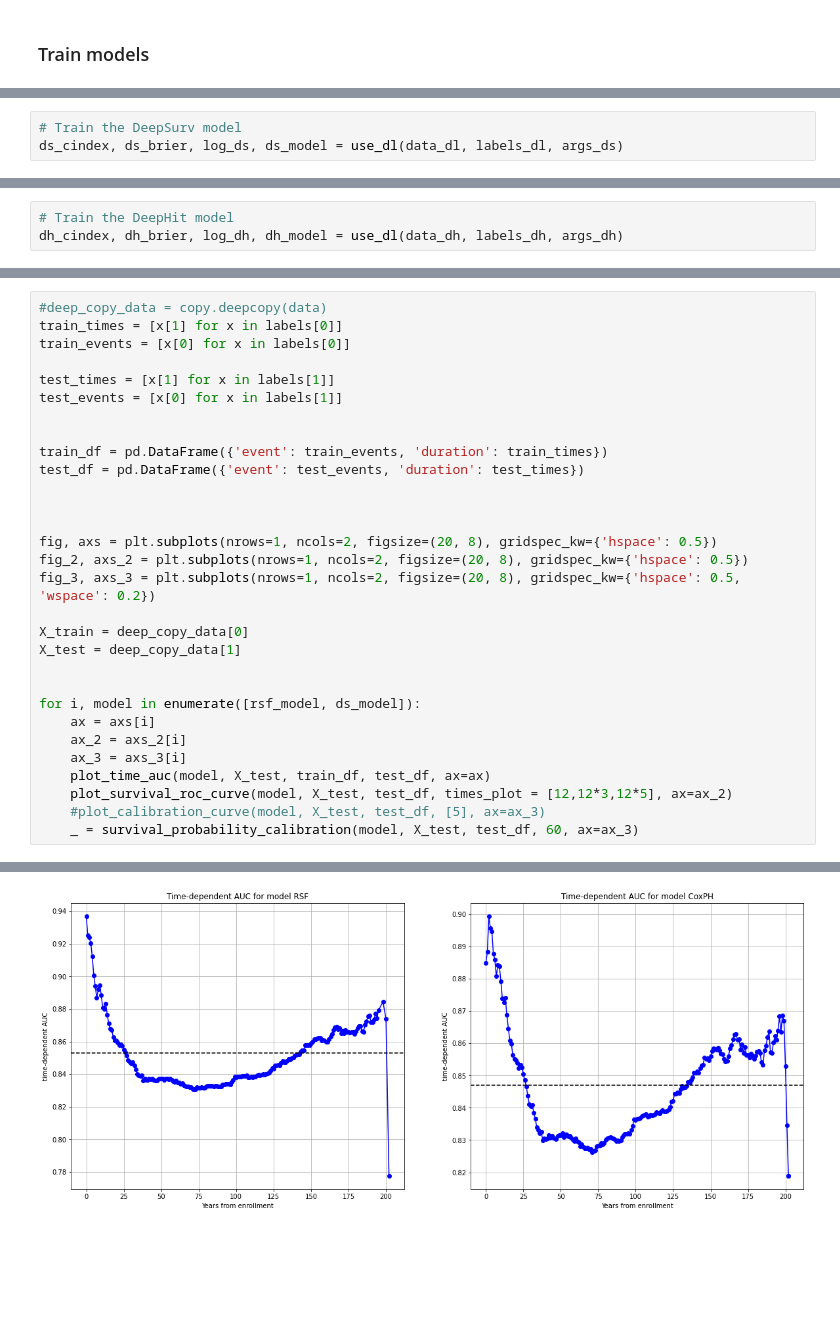
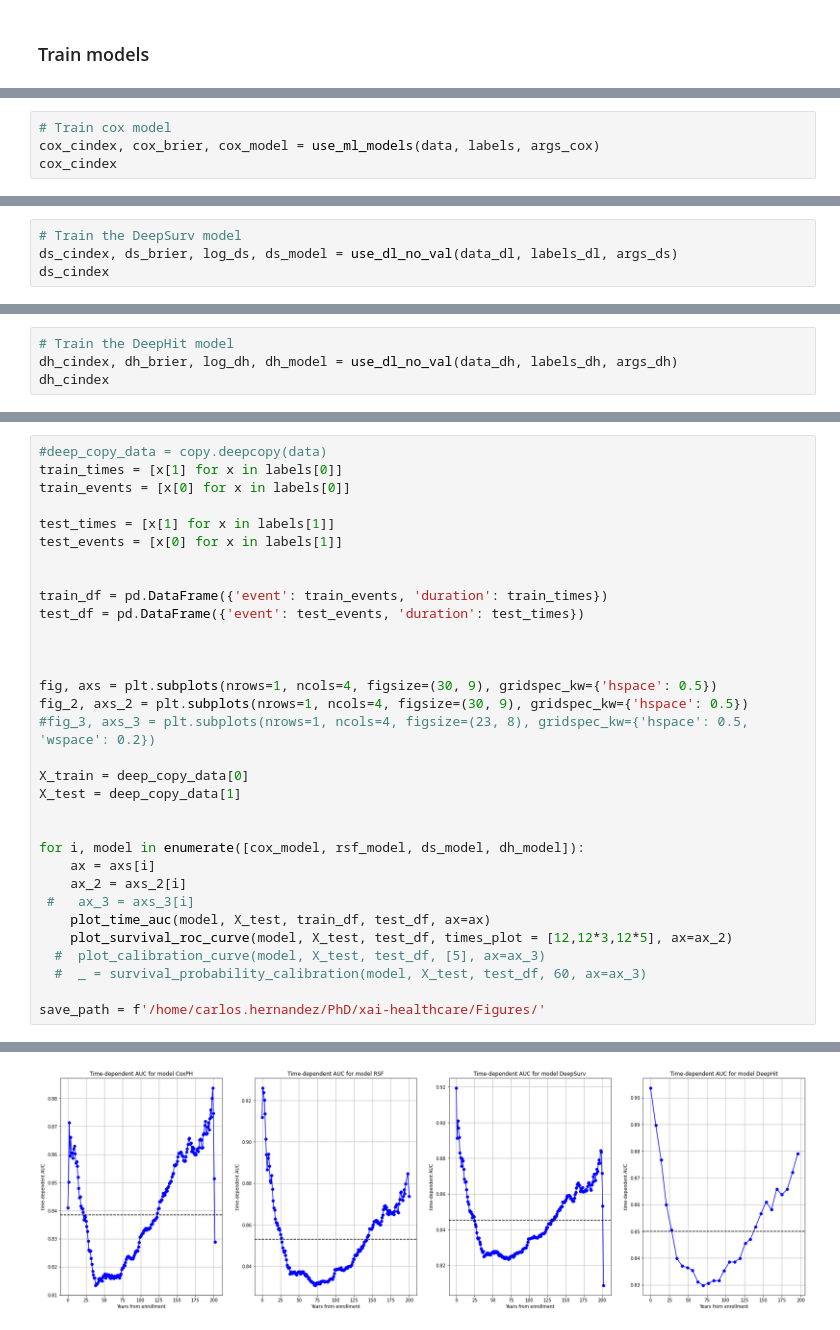
Before and after one commit to CarlosHernandezP/xai-healthcare, a Jupyter notebook: Notebooks/obtain_plots.ipynb, the cells around one changed output, grey strips where cells are left out. Saved outputs shown, nothing was run; the diff lists cells and outputs as text; blank space fills up the shorter version.

```diff
--- a/Notebooks/obtain_plots.ipynb
+++ b/Notebooks/obtain_plots.ipynb
@@ -85,3 +88,7 @@ args_dh = {
 args_rsf = ArgsDict(args_rsf)
 args_ds = ArgsDict(args_ds)
 args_dh = ArgsDict(args_dh)
+# %%
+# Train cox model
+cox_cindex, cox_brier, cox_model = use_ml_models(data, labels, args_cox)
+cox_cindex
@@ -91,5 +103,6 @@ rsf_cindex, rsf_brier, rsf_model = use_ml_models(data, labels, args_rsf)
 # %%
 # Train the DeepSurv model
-ds_cindex, ds_brier, log_ds, ds_model = use_dl(data_dl, labels_dl, args_ds)
+ds_cindex, ds_brier, log_ds, ds_model = use_dl_no_val(data_dl, labels_dl, args_ds)
+ds_cindex
 # %% [output]
 Could not log loss
@@ -96,4 +111,5 @@ Could not log loss
 # %%
 # Train the DeepHit model
-dh_cindex, dh_brier, log_dh, dh_model = use_dl(data_dh, labels_dh, args_dh)
+dh_cindex, dh_brier, log_dh, dh_model = use_dl_no_val(data_dh, labels_dh, args_dh)
+dh_cindex
 # %% [output]
@@ -115,20 +136,22 @@ test_df = pd.DataFrame({'event': test_events, 'duration': test_times})
 
 
 
-fig, axs = plt.subplots(nrows=1, ncols=2, figsize=(20, 8), gridspec_kw={'hspace': 0.5})
-fig_2, axs_2 = plt.subplots(nrows=1, ncols=2, figsize=(20, 8), gridspec_kw={'hspace': 0.5})
-fig_3, axs_3 = plt.subplots(nrows=1, ncols=2, figsize=(20, 8), gridspec_kw={'hspace': 0.5, 'wspace': 0.2})
+fig, axs = plt.subplots(nrows=1, ncols=4, figsize=(30, 9), gridspec_kw={'hspace': 0.5})
+fig_2, axs_2 = plt.subplots(nrows=1, ncols=4, figsize=(30, 9), gridspec_kw={'hspace': 0.5})
+#fig_3, axs_3 = plt.subplots(nrows=1, ncols=4, figsize=(23, 8), gridspec_kw={'hspace': 0.5, 'wspace': 0.2})
 
 X_train = deep_copy_data[0]
 X_test = deep_copy_data[1]
 
 
-for i, model in enumerate([rsf_model, ds_model]):
+for i, model in enumerate([cox_model, rsf_model, ds_model, dh_model]):
     ax = axs[i]
     ax_2 = axs_2[i]
-    ax_3 = axs_3[i]
+ #   ax_3 = axs_3[i]
     plot_time_auc(model, X_test, train_df, test_df, ax=ax)
     plot_survival_roc_curve(model, X_test, test_df, times_plot = [12,12*3,12*5], ax=ax_2)
-    #plot_calibration_curve(model, X_test, test_df, [5], ax=ax_3)
-    _ = survival_probability_calibration(model, X_test, test_df, 60, ax=ax_3)
+  #  plot_calibration_curve(model, X_test, test_df, [5], ax=ax_3)
+  #  _ = survival_probability_calibration(model, X_test, test_df, 60, ax=ax_3)
+
+save_path = f'/home/carlos.hernandez/PhD/xai-healthcare/Figures/'
 # %% [output]
@@ -138 +164 @@ It's advisable to not trust the variances reported, and to be suspicious of the
-[figure, old version]
+[figure, new version]
```
Also changed, not shown: parts of 12 cells of this notebook, 5 other files.
